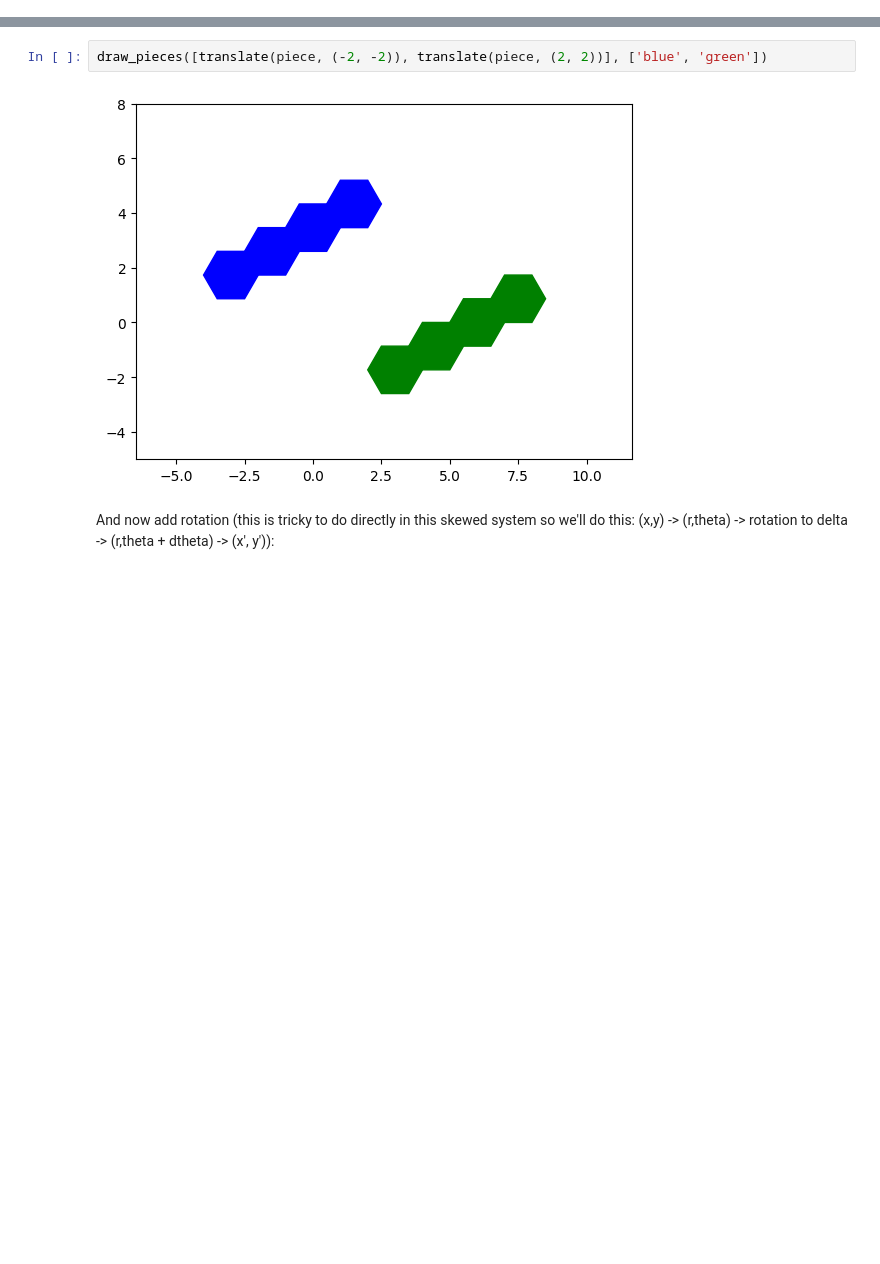
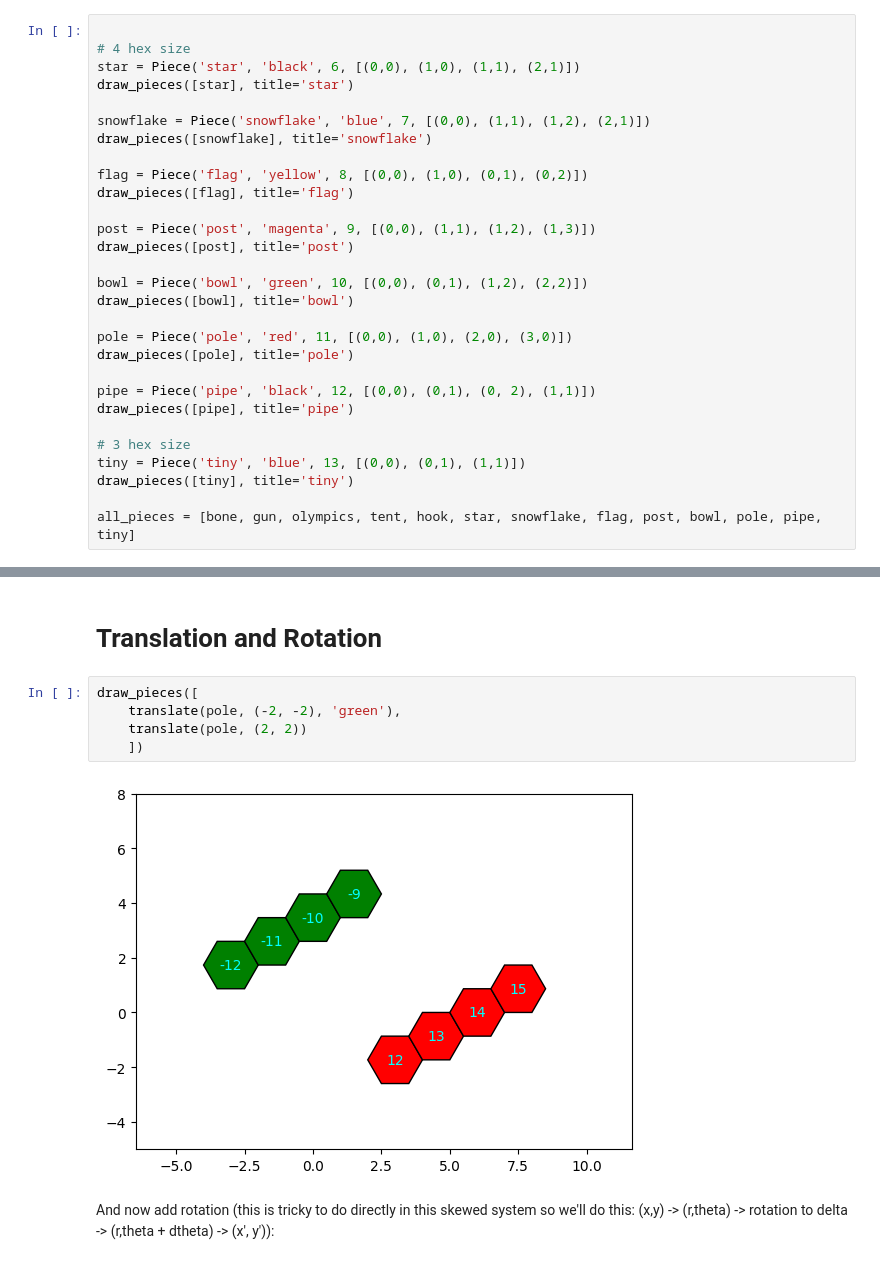
Before and after one commit to nesaboz/hexagon-puzzle, a Jupyter notebook: main.ipynb, the cells around one changed output, grey strips where cells are left out. Drawn from its saved outputs; the diff is of its cells as text; blank space fills up the shorter version.

```diff
--- a/main.ipynb
+++ b/main.ipynb
@@ -218,0 +64,29 @@ Translation:
+# %%
+
+# 4 hex size
+star = Piece('star', 'black', 6, [(0,0), (1,0), (1,1), (2,1)])
+draw_pieces([star], title='star')
+
+snowflake = Piece('snowflake', 'blue', 7, [(0,0), (1,1), (1,2), (2,1)])
+draw_pieces([snowflake], title='snowflake')
+
+flag = Piece('flag', 'yellow', 8, [(0,0), (1,0), (0,1), (0,2)])
+draw_pieces([flag], title='flag')
+
+post = Piece('post', 'magenta', 9, [(0,0), (1,1), (1,2), (1,3)])
+draw_pieces([post], title='post')
+
+bowl = Piece('bowl', 'green', 10, [(0,0), (0,1), (1,2), (2,2)])
+draw_pieces([bowl], title='bowl')
+
+pole = Piece('pole', 'red', 11, [(0,0), (1,0), (2,0), (3,0)])
+draw_pieces([pole], title='pole')
+
+pipe = Piece('pipe', 'black', 12, [(0,0), (0,1), (0, 2), (1,1)])
+draw_pieces([pipe], title='pipe')
+
+# 3 hex size
+tiny = Piece('tiny', 'blue', 13, [(0,0), (0,1), (1,1)])
+draw_pieces([tiny], title='tiny')
+
+all_pieces = [bone, gun, olympics, tent, hook, star, snowflake, flag, post, bowl, pole, pipe, tiny]
@@ -219,6 +102,11 @@ Translation:
+# %% [markdown]
+# Translation and Rotation
 # %%
-draw_pieces([translate(piece, (-2, -2)), translate(piece, (2, 2))], ['blue', 'green'])
+draw_pieces([
+    translate(pole, (-2, -2), 'green'),
+    translate(pole, (2, 2))
+    ])
 # %% [output]
-[figure, old version]
+[figure, new version]
 # %% [markdown]
 And now add rotation (this is tricky to do directly in this skewed system so we'll do this: (x,y) -> (r,theta) -> rotation to delta -> (r,theta + dtheta) -> (x', y')):
```
Also changed, not shown: parts of 34 cells of this notebook, 5 other files.
